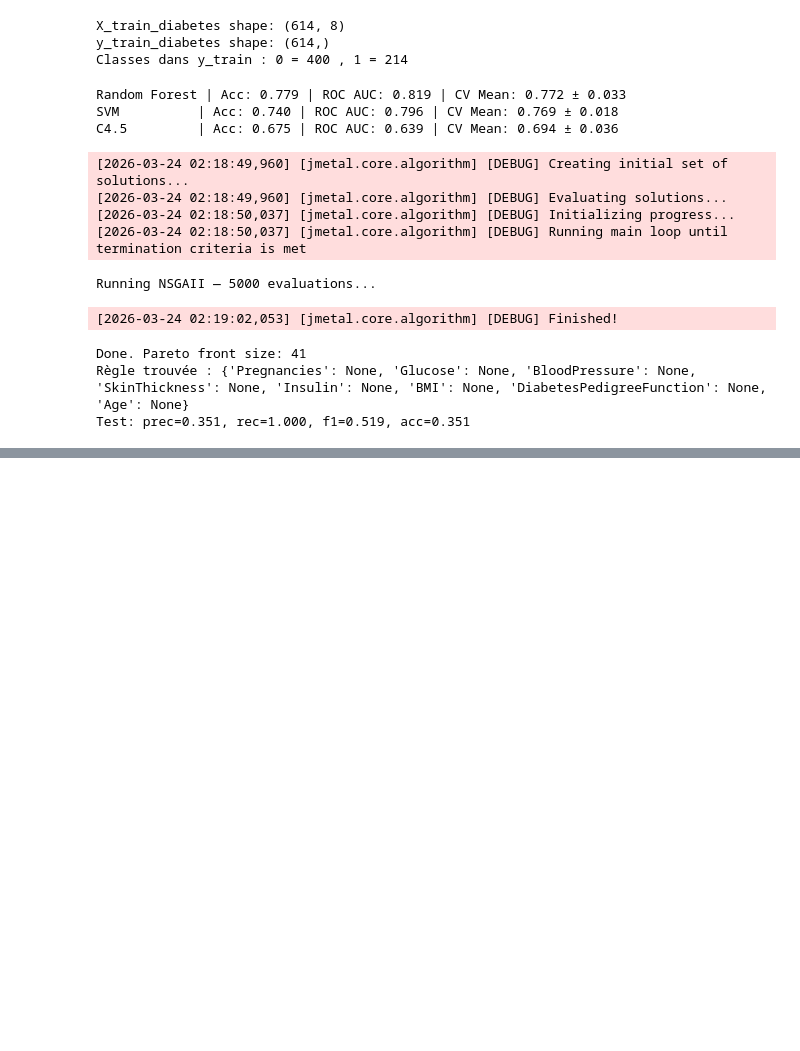
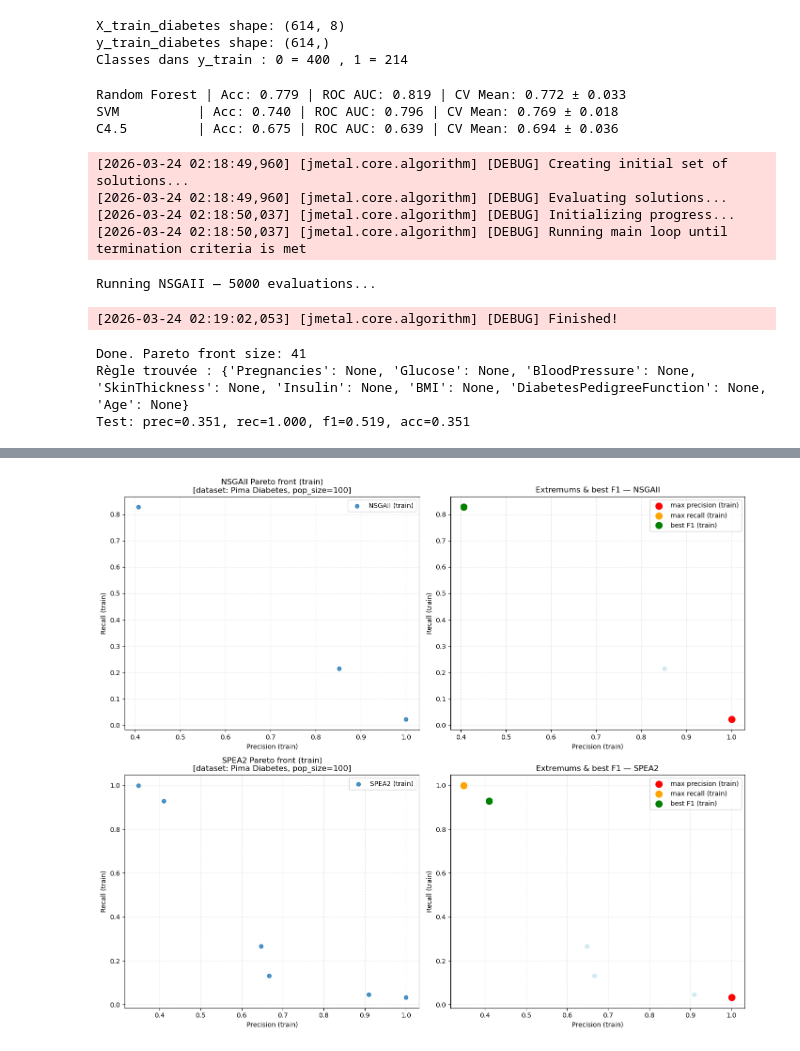
Before and after one commit to mrdedede/projet-oafd, a Jupyter notebook: Classification_MultiObj.ipynb, the cells around one changed output, grey strips where cells are left out. Cells and saved outputs as stored; diff of their text form; code cells hidden in the pictures; blank space fills up the shorter version.

```diff
--- a/Classification_MultiObj.ipynb
+++ b/Classification_MultiObj.ipynb
@@ -514,0 +630,87 @@ Running NSGAII — 100 evaluations...
+# %%
+def plot_representative_fronts(
+    results_mo,
+    dataset_name,
+    X_train,
+    y_train,
+    best_pop_size=100
+):
+    """
+    Dessine 1 front représentatif par algo (NSGAII, SPEA2) pour un dataset donné.
+    """
+    fig, axs = plt.subplots(2, 2, figsize=(14, 12))
+    row_idx = 0
+
+    for algo_name in ["NSGAII", "SPEA2"]:
+        if algo_name not in results_mo[dataset_name]:
+            row_idx += 1
+            continue
+
+        ax = axs[row_idx, 0]
+        ax2 = axs[row_idx, 1]
+
+        runs = results_mo[dataset_name][algo_name][best_pop_size]
+
+        # Choix du run avec le meilleur HV
+        best_run = max(runs, key=lambda r: r["hv_train"])
+        front = best_run["pareto_train"]
+
+        # Extraire precision/recall (stockés en négatif)
+        precisions = [-sol.objectives[0] for sol in front]
+        recalls    = [-sol.objectives[1] for sol in front]
+
+        # 1. Front de Pareto
+        ax.scatter(precisions, recalls, alpha=0.8, label=f"{algo_name} (train)")
+        ax.set_title(f"{algo_name} Pareto front (train)\n[dataset: {dataset_name}, pop_size={best_pop_size}]")
+        ax.set_xlabel("Precision (train)")
+        ax.set_ylabel("Recall (train)")
+        ax.grid(True, linestyle="--", alpha=0.3)
+        ax.legend()
+
+        # 2. Identifier les extremités et best F1
+        max_prec_idx = np.argmax(precisions)
+        max_rec_idx  = np.argmax(recalls)
+
+        # Calcul de F1 pour chaque point (nécessite X_train et y_train)
+        fs = []
+        for sol in front:
+            prec, rec, f1 = evaluate_individual(
+                X=X_train,
+                y_true=y_train,
+                chromosomes=sol.variables
+            )
+            fs.append(f1)
+
+        best_f1_idx = np.argmax(fs)
+
+        # 2 bis. Plot extremités + best F1
+        ax2.scatter(precisions, recalls, c="lightblue", alpha=0.5)
+        ax2.scatter(precisions[max_prec_idx], recalls[max_prec_idx], c="red", s=100, label="max precision (train)")
+        ax2.scatter(precisions[max_rec_idx], recalls[max_rec_idx], c="orange", s=100, label="max recall (train)")
+        ax2.scatter(precisions[best_f1_idx], recalls[best_f1_idx], c="green", s=100, label="best F1 (train)")
+
+        ax2.set_title(f"Extremums & best F1 — {algo_name}")
+        ax2.set_xlabel("Precision (train)")
+        ax2.set_ylabel("Recall (train)")
+        ax2.legend()
+        ax2.grid(True, linestyle="--", alpha=0.3)
+
+        row_idx += 1
+
+    plt.tight_layout()
+    plt.show()
+
+
+# Exemple d’appel pour pima_diabetes
+X_train = X_train_diabetes.values
+y_train = (y_train_diabetes == 1).astype(int)
+
+plot_representative_fronts(
+    results_mo,
+    dataset_name="Pima Diabetes",
+    X_train=X_train,
+    y_train=y_train,
+    best_pop_size=100
+)
+# %% [output]
+[figure, added]
```
Also changed, not shown: parts of 17 cells of this notebook.
